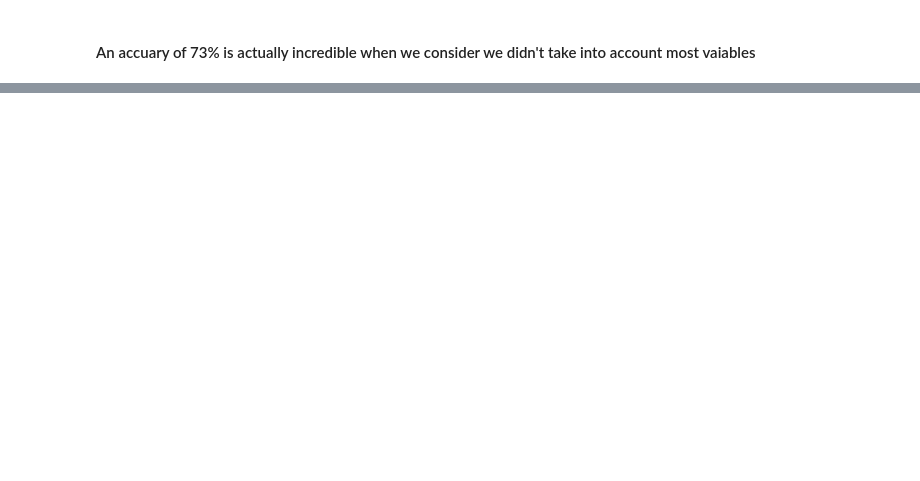
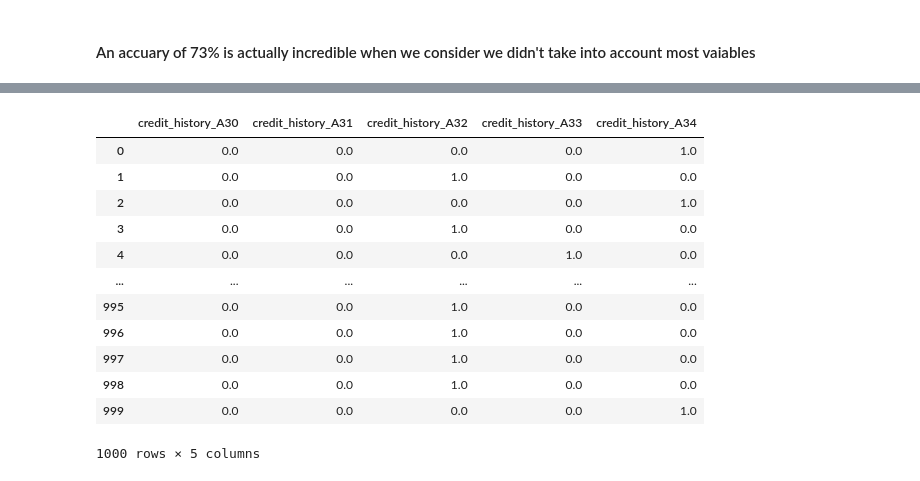
Before and after one commit to EduBottCha/Credit-Possibility, a Jupyter notebook: credit_predictor.ipynb, the cells around one changed output, grey strips where cells are left out. Cells and saved outputs as stored; diff of their text form; code cells hidden in the pictures; blank space fills up the shorter version.

```diff
--- a/credit_predictor.ipynb
+++ b/credit_predictor.ipynb
@@ -29,0 +37,24 @@ df.describe()
+# %%
+df.columns = [
+    "checking_account_status",      # Attribute 1
+    "duration_months",              # Attribute 2
+    "credit_history",               # Attribute 3
+    "purpose",                      # Attribute 4
+    "credit_amount",                # Attribute 5
+    "savings_account",              # Attribute 6
+    "employment_since",             # Attribute 7
+    "installment_rate",             # Attribute 8
+    "personal_status_sex",          # Attribute 9
+    "other_debtors",                # Attribute 10
+    "present_residence_since",      # Attribute 11
+    "property",                     # Attribute 12
+    "age",                          # Attribute 13
+    "other_installment_plans",      # Attribute 14
+    "housing",                      # Attribute 15
+    "number_existing_credits",      # Attribute 16
+    "job",                          # Attribute 17
+    "people_liable",                # Attribute 18
+    "telephone",                    # Attribute 19
+    "foreign_worker",               # Attribute 20
+    "Credit given?"
+]
@@ -109,0 +185,3 @@ Accuary:  0.73
+# %%
+from sklearn.preprocessing import OneHotEncoder
+ohe = OneHotEncoder(handle_unknown='ignore', sparse_output=False).set_output(transform='pandas')
@@ -109,0 +205,17 @@ Accuary:  0.73
+# %%
+df_credit_history_ohe = ohe.fit_transform(df[['credit_history']])
+df_credit_history_ohe
+# %% [output]
+|  | credit_history_A30 | credit_history_A31 | credit_history_A32 | credit_history_A33 | credit_history_A34 |
+| 0 | 0.0 | 0.0 | 0.0 | 0.0 | 1.0 |
+| 1 | 0.0 | 0.0 | 1.0 | 0.0 | 0.0 |
+| 2 | 0.0 | 0.0 | 0.0 | 0.0 | 1.0 |
+| 3 | 0.0 | 0.0 | 1.0 | 0.0 | 0.0 |
+| 4 | 0.0 | 0.0 | 0.0 | 1.0 | 0.0 |
+| ... | ... | ... | ... | ... | ... |
+| 995 | 0.0 | 0.0 | 1.0 | 0.0 | 0.0 |
+| 996 | 0.0 | 0.0 | 1.0 | 0.0 | 0.0 |
+| 997 | 0.0 | 0.0 | 1.0 | 0.0 | 0.0 |
+| 998 | 0.0 | 0.0 | 1.0 | 0.0 | 0.0 |
+| 999 | 0.0 | 0.0 | 0.0 | 0.0 | 1.0 |
+1000 rows × 5 columns
```
Also changed, not shown: parts of 29 cells of this notebook.
